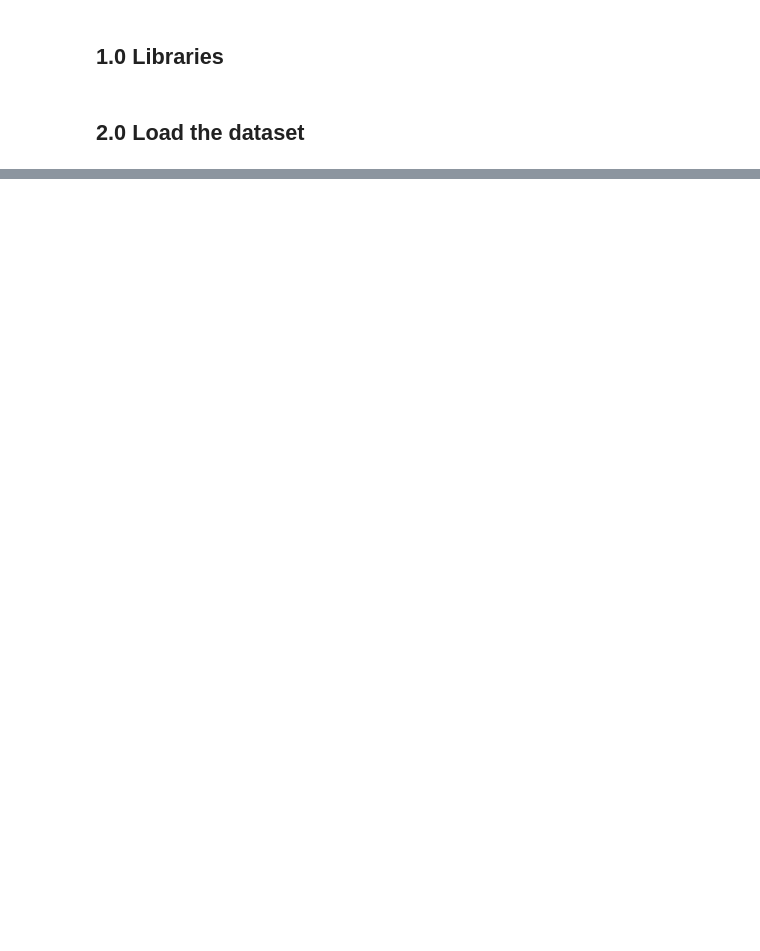
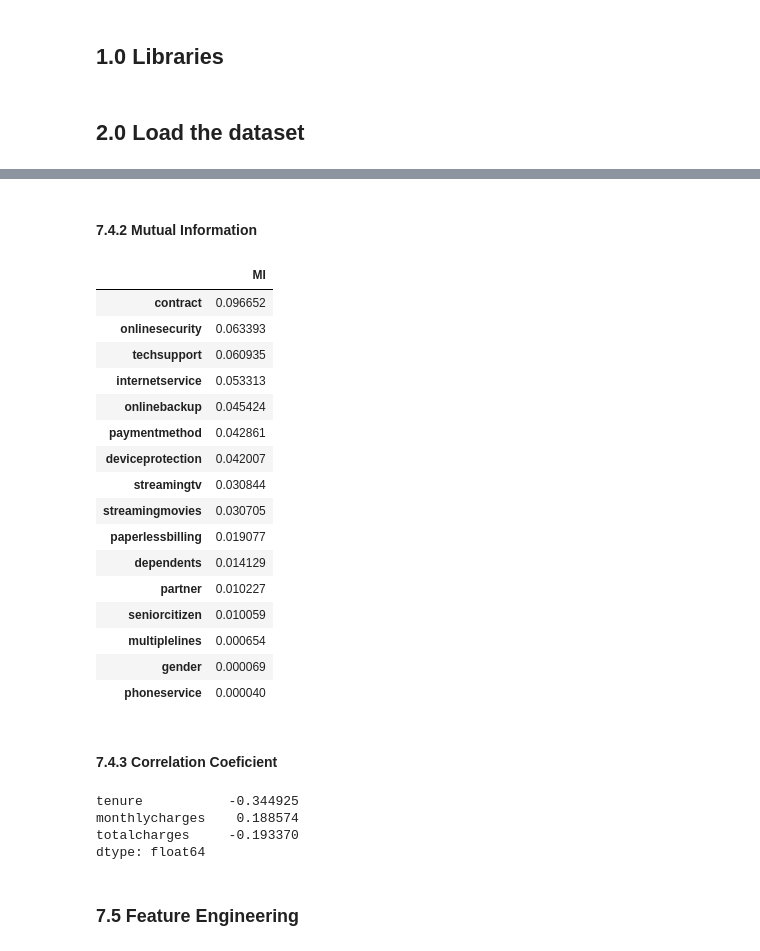
Before and after one commit to provezano/telco-customer-churn, a Jupyter notebook: churn-prediction.ipynb, the cells around one changed output, grey strips where cells are left out. Cells and saved outputs as stored; diff of their text form; code cells hidden in the pictures; blank space fills up the shorter version.

```diff
--- a/churn-prediction.ipynb
+++ b/churn-prediction.ipynb
@@ -80,0 +87,6 @@ df_train, df_val = train_test_split(df_train_full, test_size=0.33, random_state=
+# %%
+categorical = ['gender', 'seniorcitizen', 'partner', 'dependents', 'phoneservice', 'multiplelines',
+               'internetservice', 'onlinesecurity', 'onlinebackup', 'deviceprotection','techsupport',
+               'streamingtv', 'streamingmovies', 'contract', 'paperlessbilling', 'paymentmethod']
+
+numerical = ['tenure', 'monthlycharges', 'totalcharges']
@@ -80,0 +183,37 @@ df_train, df_val = train_test_split(df_train_full, test_size=0.33, random_state=
+# %% [markdown]
+#### 7.4.2 Mutual Information
+# %%
+from sklearn.metrics import mutual_info_score
+
+df_mi = df_train_full[categorical].apply(lambda x: mutual_info_score(x, df_train_full['churn']))
+df_mi = df_mi.sort_values(ascending=False).to_frame(name='MI')
+df_mi
+# %% [output]
+|  | MI |
+| contract | 0.096652 |
+| onlinesecurity | 0.063393 |
+| techsupport | 0.060935 |
+| internetservice | 0.053313 |
+| onlinebackup | 0.045424 |
+| paymentmethod | 0.042861 |
+| deviceprotection | 0.042007 |
+| streamingtv | 0.030844 |
+| streamingmovies | 0.030705 |
+| paperlessbilling | 0.019077 |
+| dependents | 0.014129 |
+| partner | 0.010227 |
+| seniorcitizen | 0.010059 |
+| multiplelines | 0.000654 |
+| gender | 0.000069 |
+| phoneservice | 0.000040 |
+# %% [markdown]
+#### 7.4.3 Correlation Coeficient
+# %%
+df_train_full[numerical].corrwith(df_train_full['churn'])
+# %% [output]
+tenure           -0.344925
+monthlycharges    0.188574
+totalcharges     -0.193370
+dtype: float64
+# %% [markdown]
+### 7.5 Feature Engineering
```
Also changed, not shown: parts of 24 cells of this notebook.
